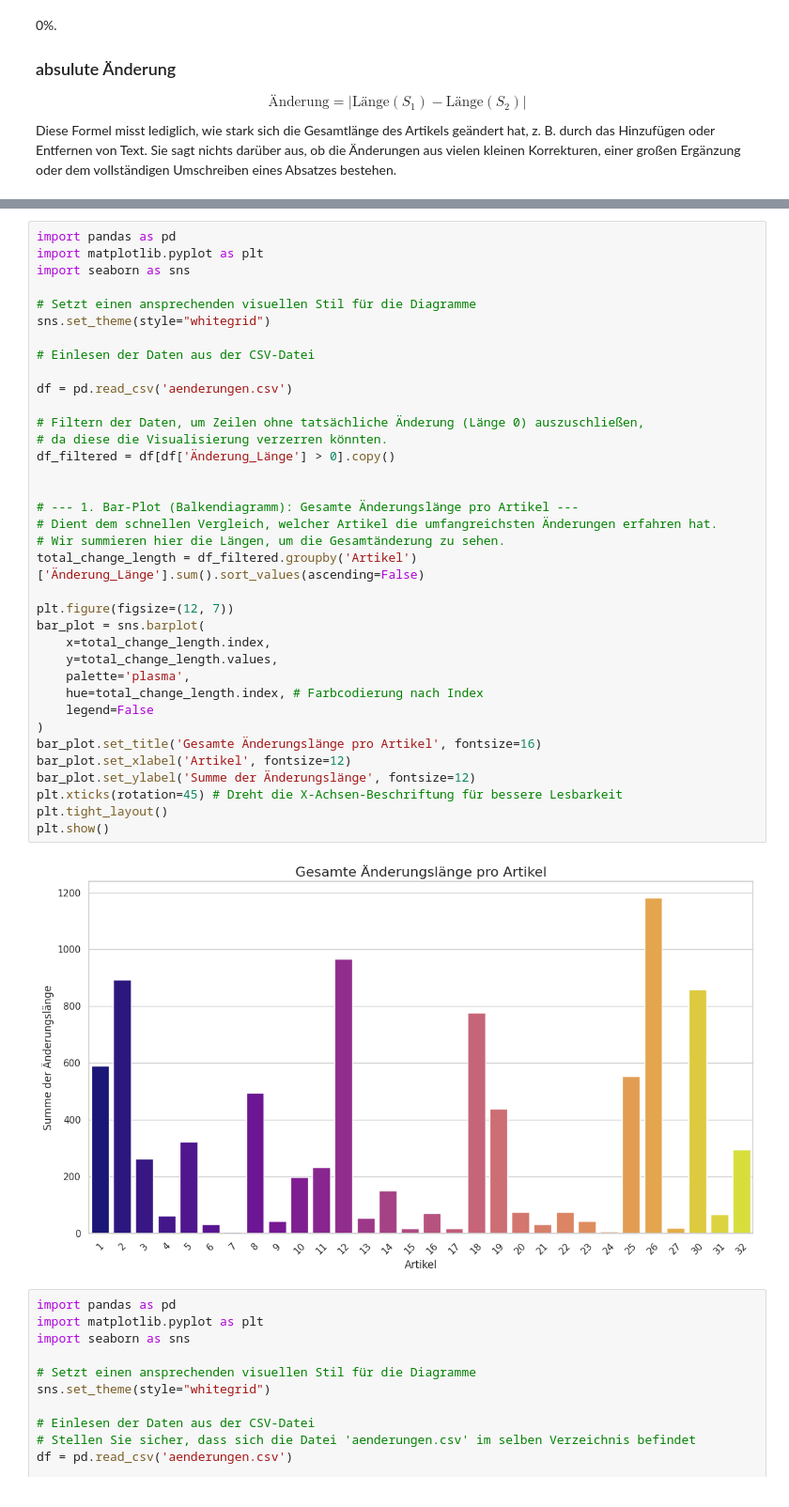
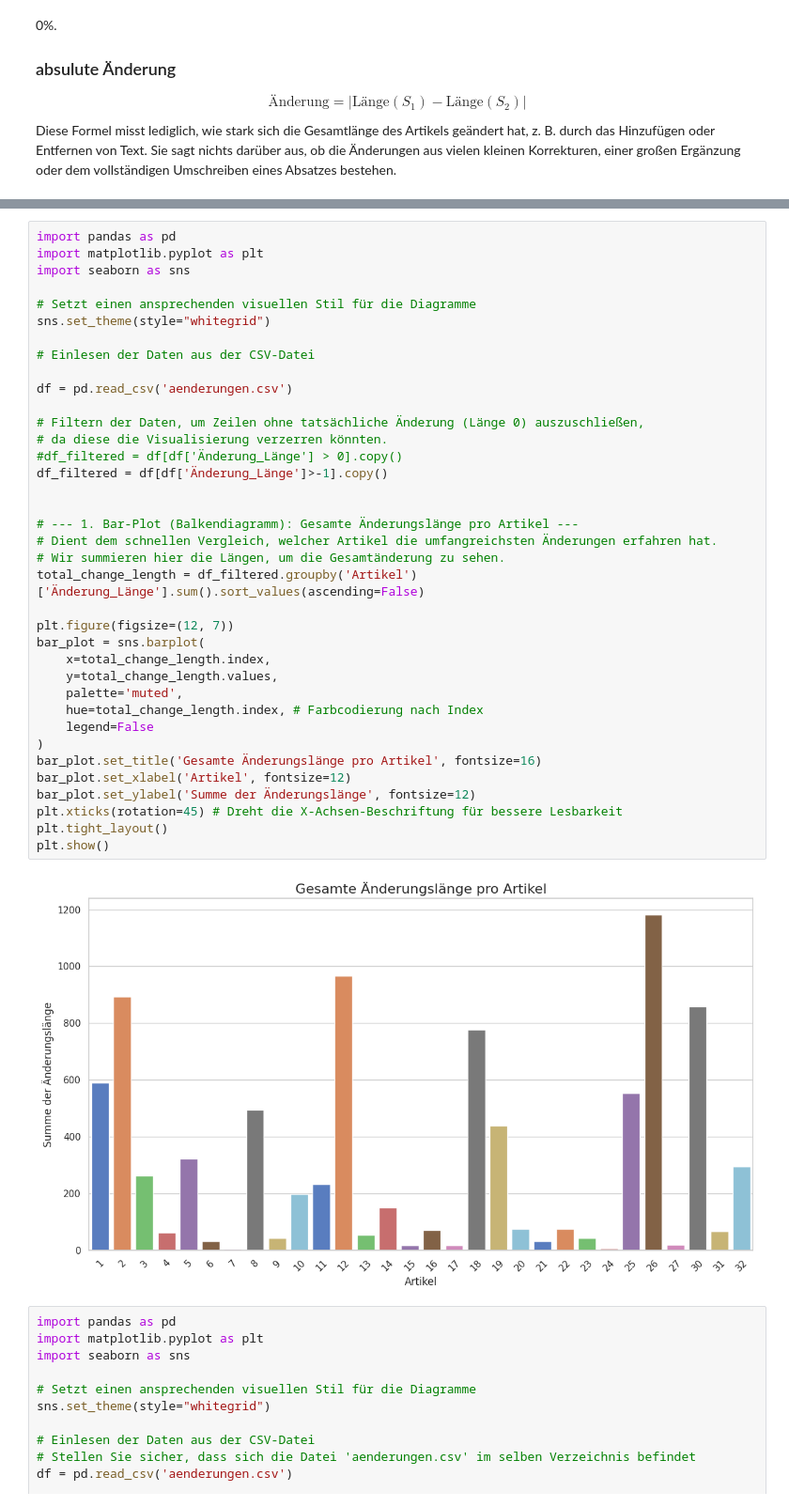
Before and after one commit to LinusLinuxer/Wormser-Reichstag-1495, a Jupyter notebook: daten_analysieren.ipynb, the cells around one changed output, grey strips where cells are left out. Shown at 94% size. Cells and saved outputs as stored; diff of their text form.

```diff
--- a/daten_analysieren.ipynb
+++ b/daten_analysieren.ipynb
@@ -115,36 +129,37 @@ import seaborn as sns
 # Setzt einen ansprechenden visuellen Stil für die Diagramme
 sns.set_theme(style="whitegrid")
 
 # Einlesen der Daten aus der CSV-Datei
 
 df = pd.read_csv('aenderungen.csv')
 
 # Filtern der Daten, um Zeilen ohne tatsächliche Änderung (Länge 0) auszuschließen,
 # da diese die Visualisierung verzerren könnten.
-df_filtered = df[df['Änderung_Länge'] > 0].copy()
+#df_filtered = df[df['Änderung_Länge'] > 0].copy()
+df_filtered = df[df['Änderung_Länge']>-1].copy()
 
 
 # --- 1. Bar-Plot (Balkendiagramm): Gesamte Änderungslänge pro Artikel ---
 # Dient dem schnellen Vergleich, welcher Artikel die umfangreichsten Änderungen erfahren hat.
 # Wir summieren hier die Längen, um die Gesamtänderung zu sehen.
 total_change_length = df_filtered.groupby('Artikel')['Änderung_Länge'].sum().sort_values(ascending=False)
 
 plt.figure(figsize=(12, 7))
 bar_plot = sns.barplot(
     x=total_change_length.index,
     y=total_change_length.values,
-    palette='plasma',
+    palette='muted',
     hue=total_change_length.index, # Farbcodierung nach Index
     legend=False
 )
 bar_plot.set_title('Gesamte Änderungslänge pro Artikel', fontsize=16)
 bar_plot.set_xlabel('Artikel', fontsize=12)
 bar_plot.set_ylabel('Summe der Änderungslänge', fontsize=12)
 plt.xticks(rotation=45) # Dreht die X-Achsen-Beschriftung für bessere Lesbarkeit
 plt.tight_layout()
 plt.show()
 # %% [output]
-[figure, old version]
+[figure, new version]
 # %%
 import pandas as pd
 import matplotlib.pyplot as plt
```
Also changed, not shown: parts of 2 cells of this notebook, 2 other files.
